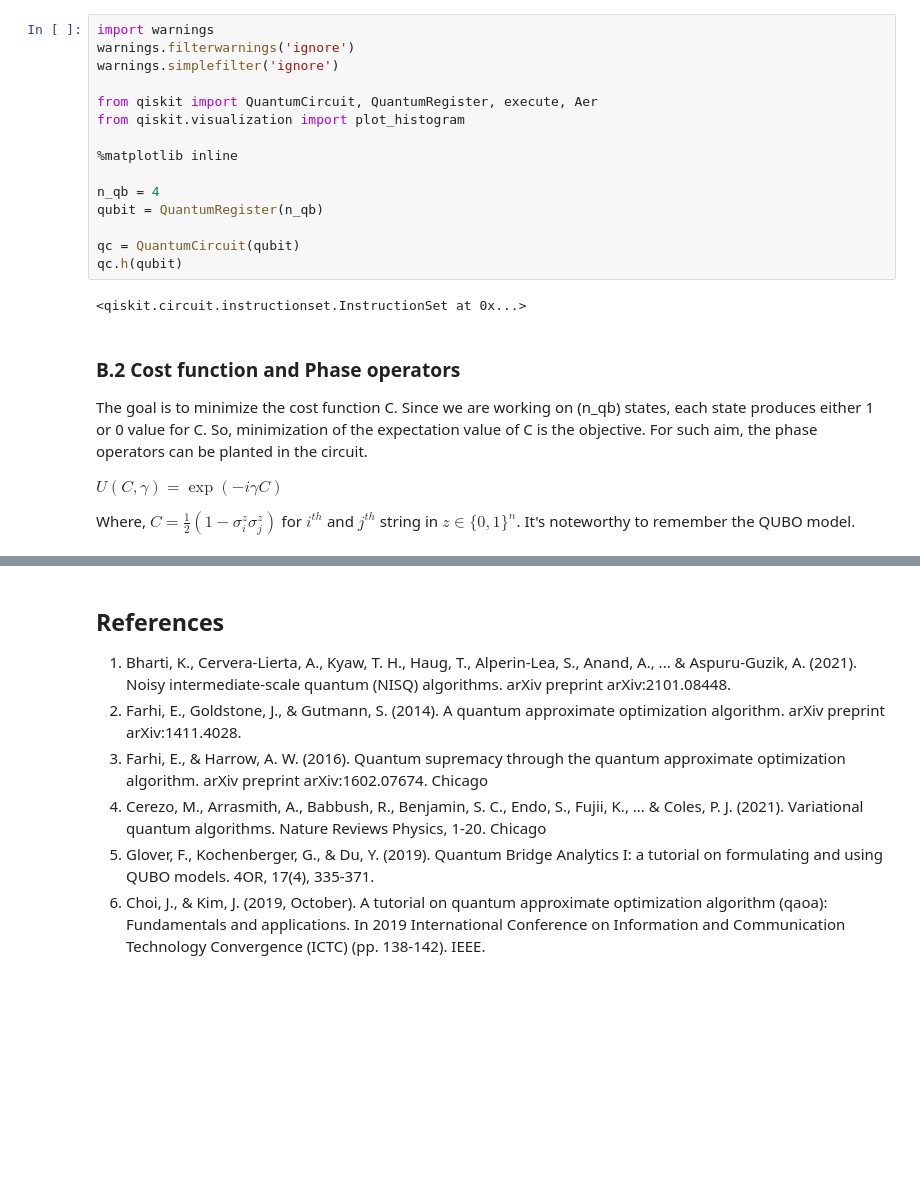
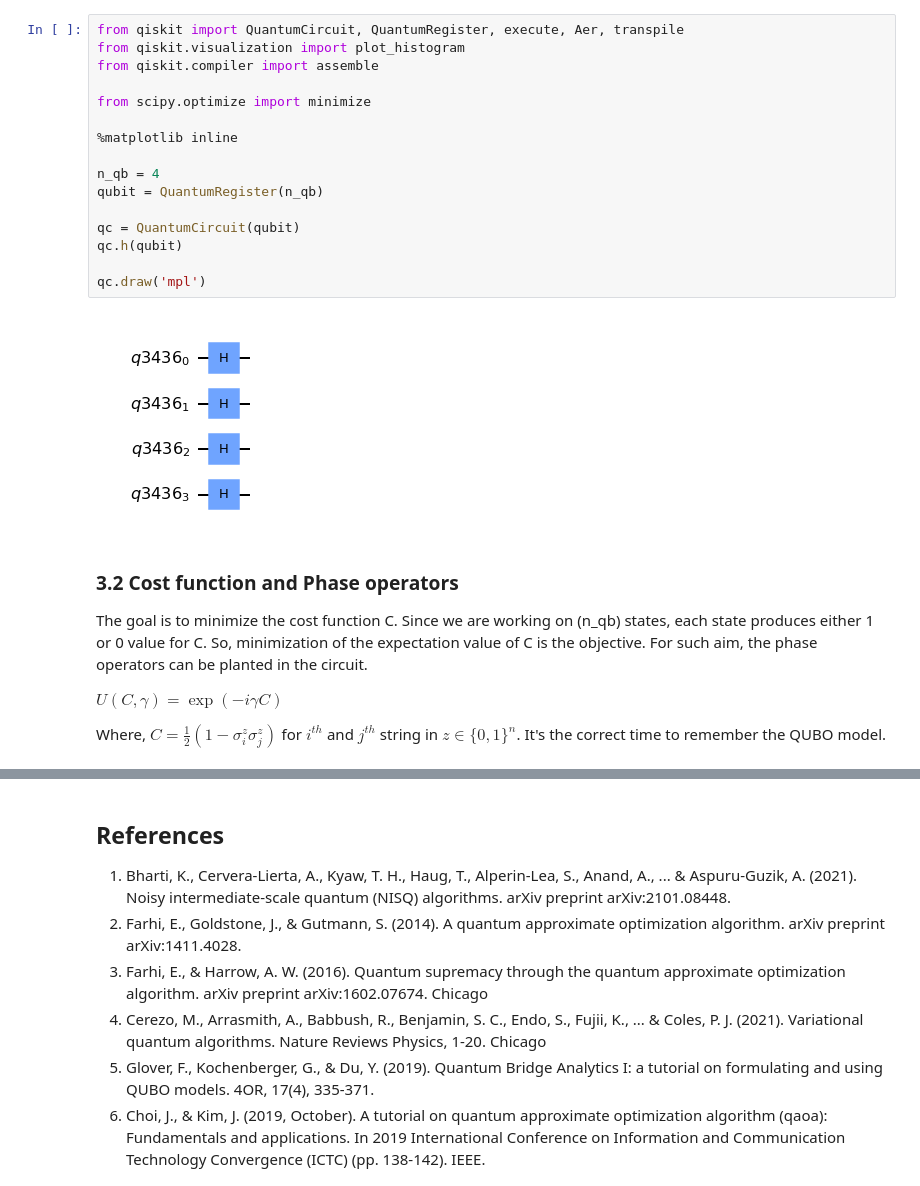
Before and after one commit to Pratha-Me/QAOA-Max-Cut, a Jupyter notebook: max-cut.ipynb, the cells around one changed output, grey strips where cells are left out. Drawn from its saved outputs; the diff is of its cells as text; blank space fills up the shorter version.

```diff
--- a/max-cut.ipynb
+++ b/max-cut.ipynb
@@ -92,27 +98,29 @@ nx.draw(G, with_labels=True, alpha=0.8, node_size=500)
 # %%
-import warnings
-warnings.filterwarnings('ignore')
-warnings.simplefilter('ignore')
+from qiskit import QuantumCircuit, QuantumRegister, execute, Aer, transpile
+from qiskit.visualization import plot_histogram
+from qiskit.compiler import assemble
 
-from qiskit import QuantumCircuit, QuantumRegister, execute, Aer
-from qiskit.visualization import plot_histogram
+from scipy.optimize import minimize
 
 %matplotlib inline
 
 n_qb = 4
 qubit = QuantumRegister(n_qb)
 
 qc = QuantumCircuit(qubit)
 qc.h(qubit)
+
+qc.draw('mpl')
 # %% [output]
-<qiskit.circuit.instructionset.InstructionSet at 0x...>
+[figure, added]
 # %% [markdown]
-### B.2 Cost function and Phase operators
+### 3.2 Cost function and Phase operators
+
 The goal is to minimize the cost function C. Since we are working on (n_qb) states, each state produces either 1 or 0 value for C. So, minimization of the expectation value of C is the objective. For such aim, the phase operators can be planted in the circuit.
 
 $U(C, \gamma) = \exp{(-i\gamma C)}$
 
-Where, $C = \frac{1}{2}\left(1 - \sigma^z_i\sigma^z_j\right)$ for $i^{th}$ and $j^{th}$ string in $z \in \{0,1\}^n$. It's noteworthy to remember the QUBO model.
+Where, $C = \frac{1}{2}\left(1 - \sigma^z_i\sigma^z_j\right)$ for $i^{th}$ and $j^{th}$ string in $z \in \{0,1\}^n$. It's the correct time to remember the QUBO model.
 # %%
 from qiskit.circuit import Parameter
 
```
Also changed, not shown: parts of 12 cells of this notebook.
